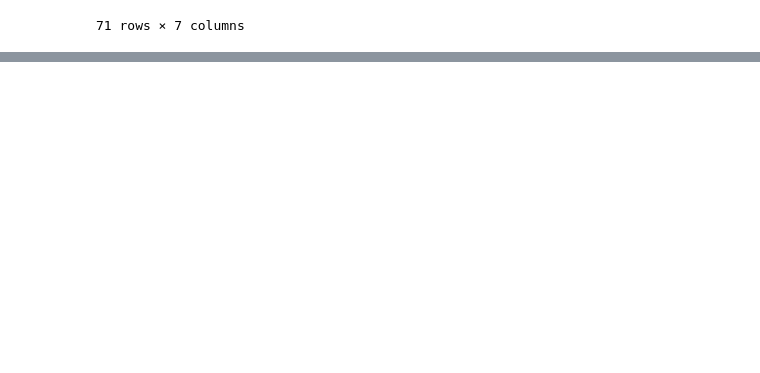
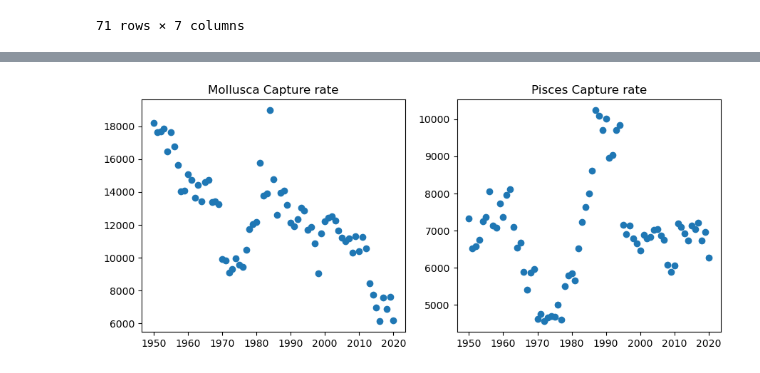
Before and after one commit to JackieAttack/COMP5360_Final_Project, a Jupyter notebook: Capture Data Wrangling.ipynb, the cells around one changed output, grey strips where cells are left out. Cells and saved outputs as stored; diff of their text form; code cells hidden in the pictures; blank space fills up the shorter version.

```diff
--- a/Capture Data Wrangling.ipynb
+++ b/Capture Data Wrangling.ipynb
@@ -219,3 +228,18 @@ plt.show()
+# %%
+plt.figure(figsize=(9,4))
+
+plt.subplot(1,2,1)
+plt.scatter(x=capture_by_group.index,y=capture_by_group['MOLLUSCA'])
+plt.title('Mollusca Capture rate')
+
+plt.subplot(1,2,2)
+plt.scatter(x=capture_by_group.index,y=capture_by_group['PISCES'])
+plt.title('Pisces Capture rate')
+
+plt.tight_layout()
+plt.show()
+# %% [output]
+[figure, added]
 # %%
 # Export to csv
 # %%
```
Also changed, not shown: parts of 2 cells of this notebook, 1 other file.
